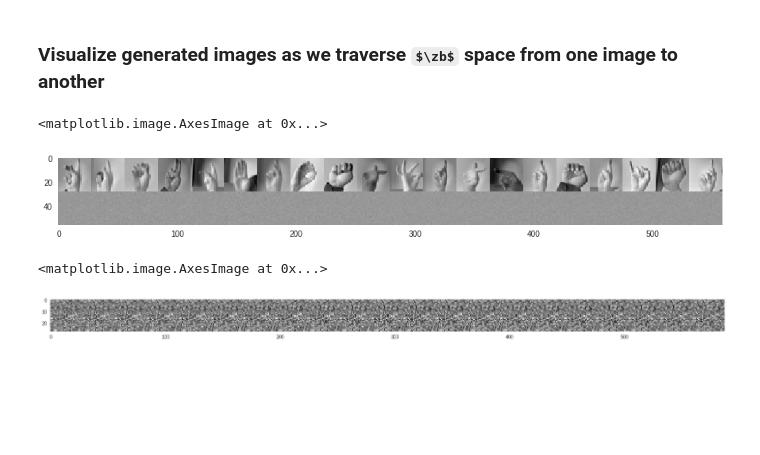
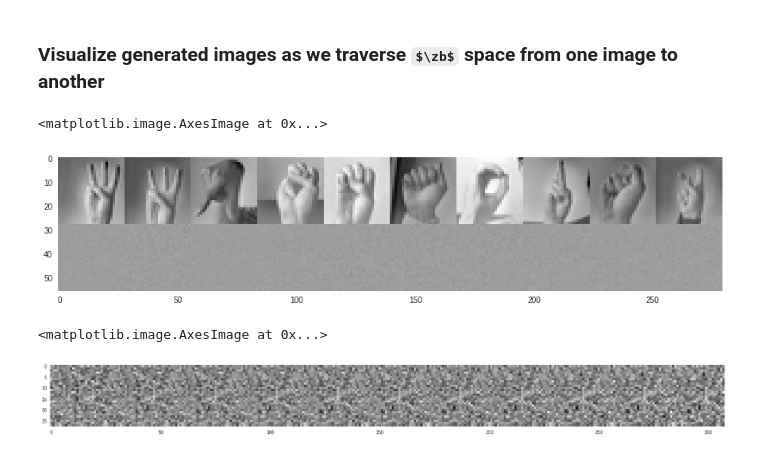
Before and after one commit to VibhuJawa/ASL_variational_autoencoders, a Jupyter notebook: VAE_ALS_ConvNets.ipynb, the cells around one changed output. Saved outputs shown, nothing was run; the diff lists cells and outputs as text; code cells hidden in the pictures; some formulas as TeX source; blank space fills up the shorter version.

```diff
--- a/VAE_ALS_ConvNets.ipynb
+++ b/VAE_ALS_ConvNets.ipynb
@@ -348,33 +348,33 @@ Step 04200 / 50000. Loss: 5551.82.
 # %% [markdown]
 ### Visualize generated images as we traverse $\zb$ space from one image to another
 # %%
-samples = batch(20, X_train.astype(np.float32))
+samples = batch(10, X_train.astype(np.float32))
 
 mu_z, sigma_z = encoder(samples)
 z = encoder.rsample(mu_z, sigma_z)
 mu_x, sigma_x = decoder(z)
 
 samples = samples.view(-1, HEIGHT, WIDTH).data.cpu().numpy()
 samples = np.concatenate(samples, axis=1)
 mu_x = mu_x.view(-1, HEIGHT, WIDTH).data.cpu().numpy()
 mu_x = np.concatenate(mu_x, axis=1)
 plt.figure(figsize=(15, 5))
 plt.set_cmap('gray')
 plt.imshow(np.concatenate([samples, mu_x], axis=0))
 # %% [output]
 <matplotlib.image.AxesImage at 0x...>
-[figure, old version]
+[figure, new version]
 # %%
-z_1 = z[0] # TODO
-z_7 = z[8] # TODO
-mixture_coefs = Variable(torch.arange(0.0, 1.0, 0.05).cuda()).view(-1, 1)
+z_1 = z[1]
+z_7 = z[2]
+mixture_coefs = Variable(torch.arange(0.0, 1.0, 0.1).cuda()).view(-1, 1)
 z_interp = (1.0 - mixture_coefs)**.5 * z_1 + mixture_coefs**.5 * z_7
-mu_x, sigma_x = decoder(z_interp) # TODO
-mu_x = mu_x.view(-1, HEIGHT, WIDTH).data.cpu().numpy() # TODO
-mu_x = np.concatenate(mu_x, axis=1) # TODO
+mu_x, sigma_x = decoder(z_interp)
+mu_x = mu_x.view(-1, HEIGHT, WIDTH).data.cpu().numpy()
+mu_x = np.concatenate(mu_x, axis=1)
 plt.figure(figsize=(25, 5))
 plt.set_cmap('gray')
 plt.imshow(mu_x)
 # %% [output]
 <matplotlib.image.AxesImage at 0x...>
-[figure, old version]
+[figure, new version]
```
Also changed, not shown: parts of 3 cells of this notebook.
